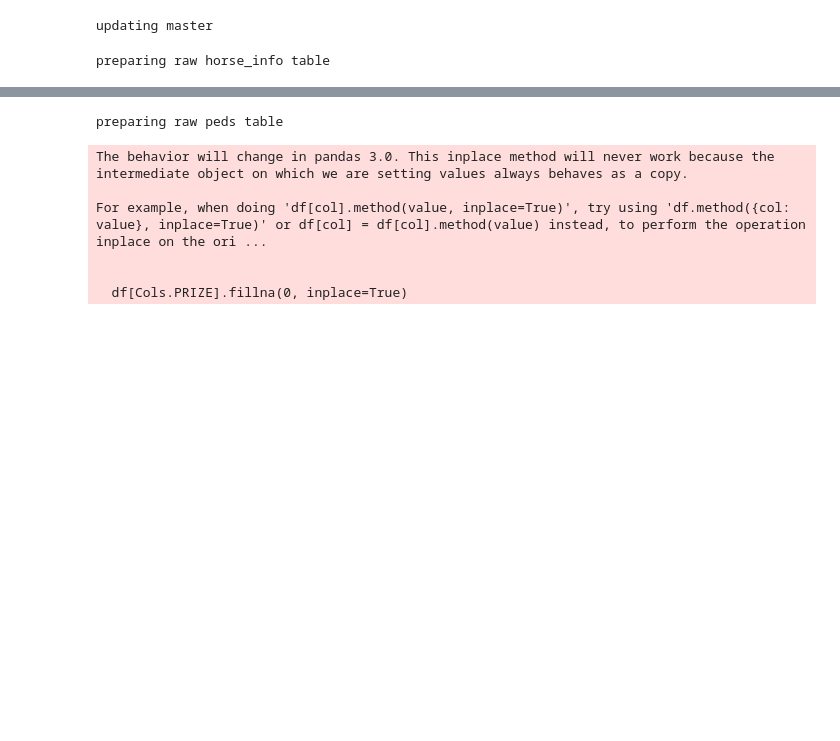
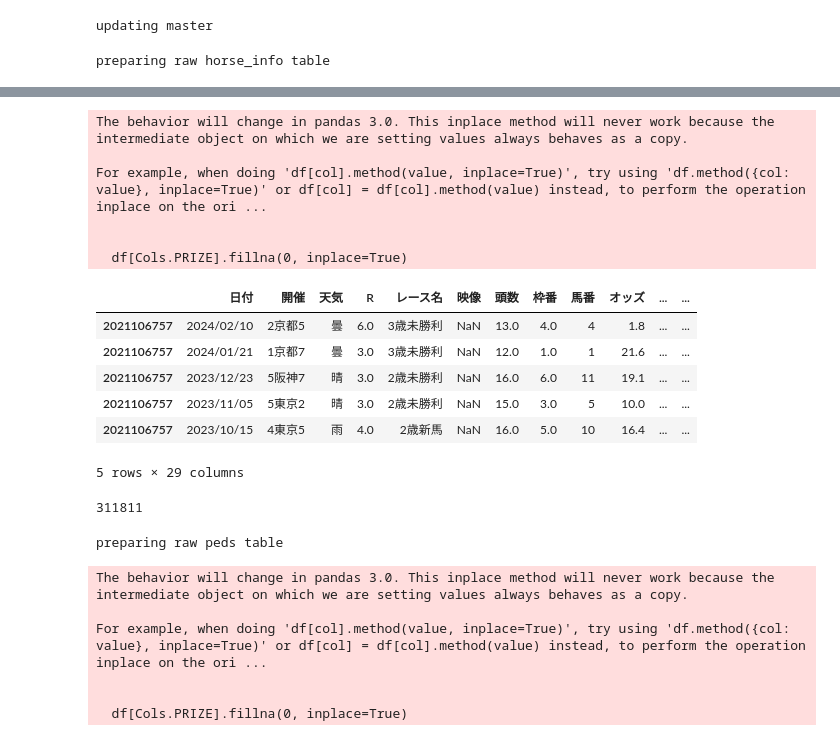
Before and after one commit to B21020/MyKeiba-AI_v2, a Jupyter notebook: main.ipynb, the cells around one changed output, grey strips where cells are left out. Cells and saved outputs as stored; diff of their text form; code cells hidden in the pictures; blank space fills up the shorter version.

```diff
--- a/main.ipynb
+++ b/main.ipynb
@@ -2385,3 +2398,23 @@ horse_results insufficient tables: 1 tables in c:\Users\koxyg\Documents\GitHub\M
+# %%
+#更新後のhorse_resultsテーブルの確認
+horse_results_processor = preprocessing.HorseResultsProcessor(filepath=LocalPaths.RAW_HORSE_RESULTS_PATH)
+display(horse_results_processor.raw_data.tail())
+len(horse_results_processor.raw_data)
+# %% [output]
+The behavior will change in pandas 3.0. This inplace method will never work because the intermediate object on which we are setting values always behaves as a copy.
+
+For example, when doing 'df[col].method(value, inplace=True)', try using 'df.method({col: value}, inplace=True)' or df[col] = df[col].method(value) instead, to perform the operation inplace on the ori ...
+
+
+  df[Cols.PRIZE].fillna(0, inplace=True)
+|  | 日付 | 開催 | 天気 | R | レース名 | 映像 | 頭数 | 枠番 | 馬番 | オッズ | ... | ... |
+| 2021106757 | 2024/02/10 | 2京都5 | 曇 | 6.0 | 3歳未勝利 | NaN | 13.0 | 4.0 | 4 | 1.8 | ... | ... |
+| 2021106757 | 2024/01/21 | 1京都7 | 曇 | 3.0 | 3歳未勝利 | NaN | 12.0 | 1.0 | 1 | 21.6 | ... | ... |
+| 2021106757 | 2023/12/23 | 5阪神7 | 晴 | 3.0 | 2歳未勝利 | NaN | 16.0 | 6.0 | 11 | 19.1 | ... | ... |
+| 2021106757 | 2023/11/05 | 5東京2 | 晴 | 3.0 | 2歳未勝利 | NaN | 15.0 | 3.0 | 5 | 10.0 | ... | ... |
+| 2021106757 | 2023/10/15 | 4東京5 | 雨 | 4.0 | 2歳新馬 | NaN | 16.0 | 5.0 | 10 | 16.4 | ... | ... |
+5 rows × 29 columns
+311811
 # %%
 #pedsテーブルの更新
 html_files_peds = preparing.scrape_html_ped(horse_id_list, skip=False)
```
Also changed, not shown: parts of 12 cells of this notebook, 1 other file.
